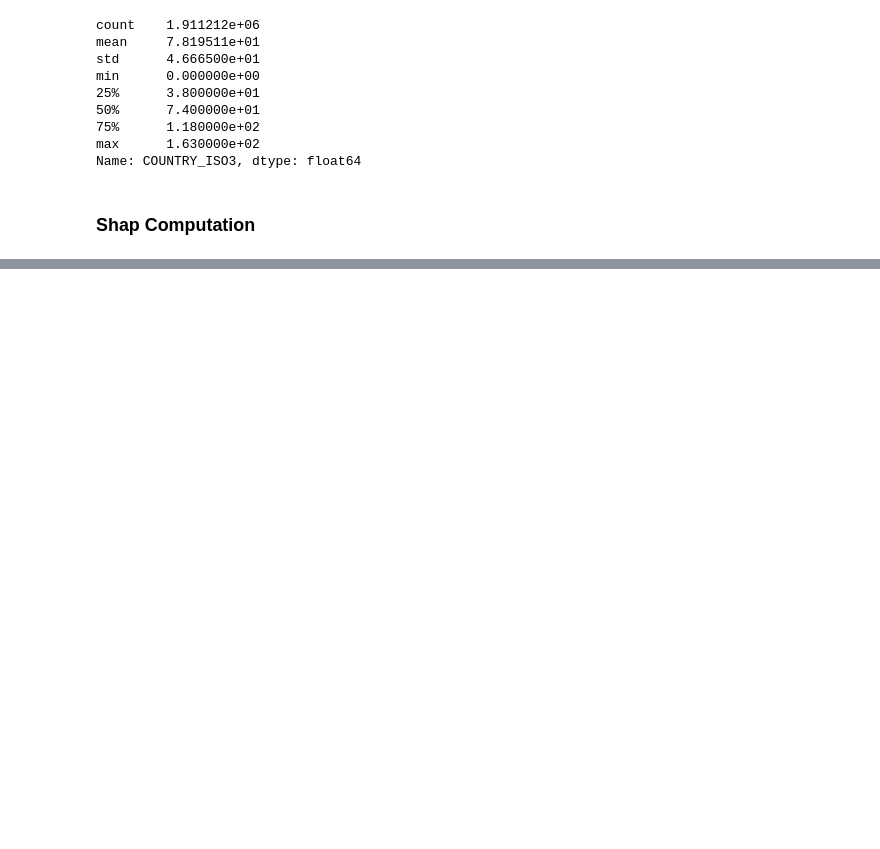
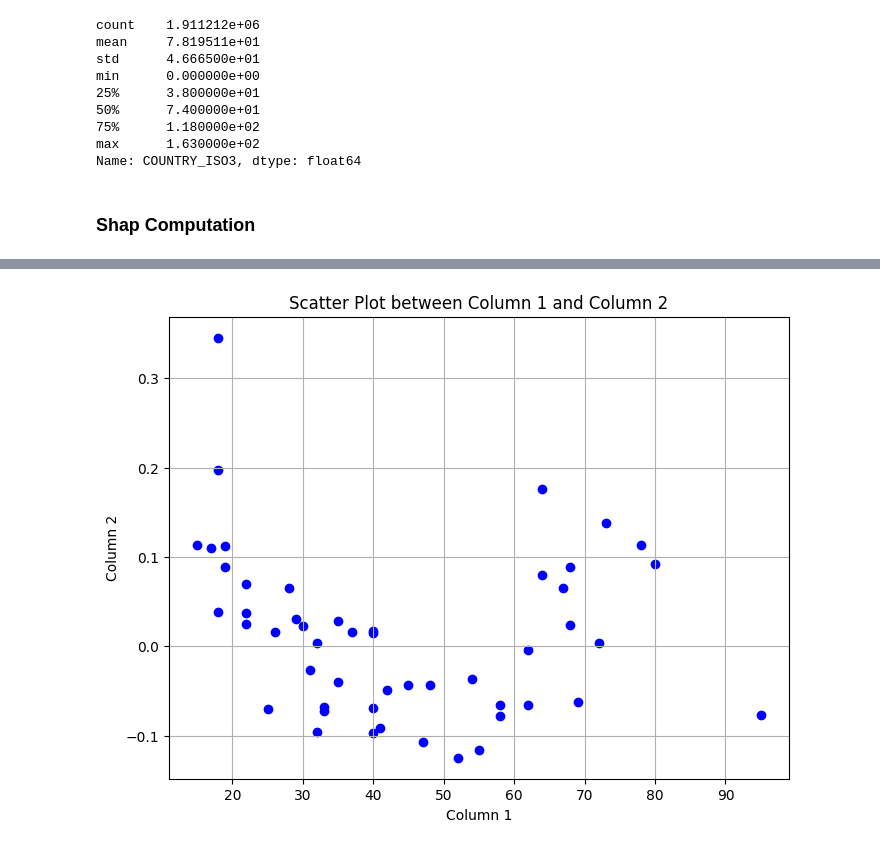
Before and after one commit to MichaelChaoLi-cpu/GallupWellBeingResearch, a Jupyter notebook: Code/ML_AN_ShapXgbAgeTotal.ipynb, the cells around one changed output, grey strips where cells are left out. Cells and saved outputs as stored; diff of their text form; code cells hidden in the pictures; blank space fills up the shorter version.

```diff
--- a/Code/ML_AN_ShapXgbAgeTotal.ipynb
+++ b/Code/ML_AN_ShapXgbAgeTotal.ipynb
@@ -145,0 +246,4 @@ Stack trace:
+# %%
+Shap_df = load("Results/Shap_TotalDataset.joblib")
+# %%
+Concat_Shap = pd.concat(Shap_df, axis=0)
@@ -145,0 +276,10 @@ Stack trace:
+# %%
+plt.figure(figsize=(8, 6))
+plt.scatter(Concat_Shap['Age'], Concat_Shap['Age_shap'], color='blue')
+plt.title('Scatter Plot between Column 1 and Column 2')
+plt.xlabel('Column 1')
+plt.ylabel('Column 2')
+plt.grid(True)
+plt.show()
+# %% [output]
+[figure, added]
```
Also changed, not shown: parts of 23 cells of this notebook, 7 other files.
